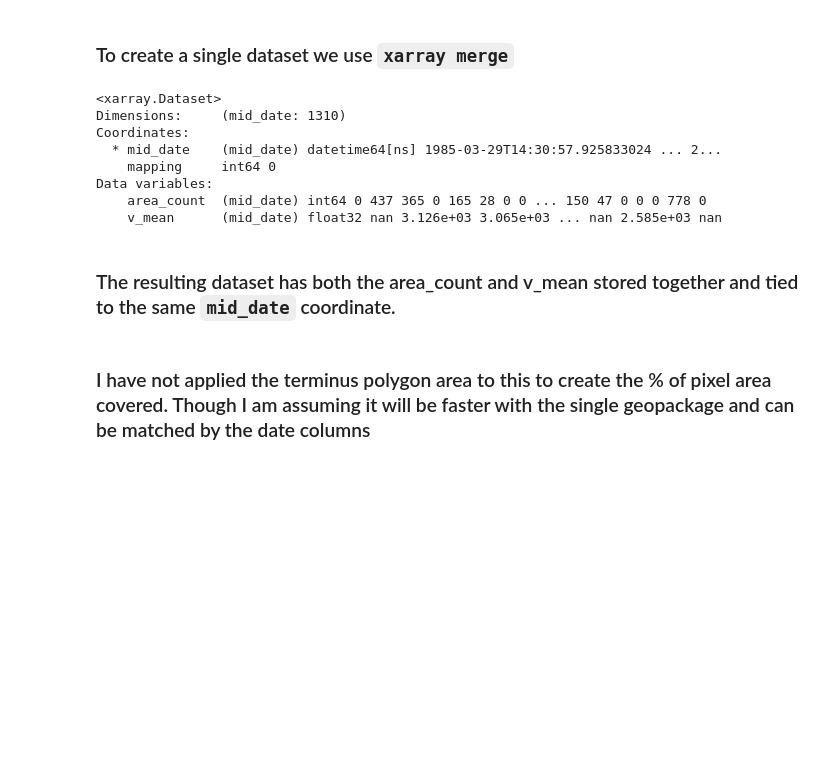
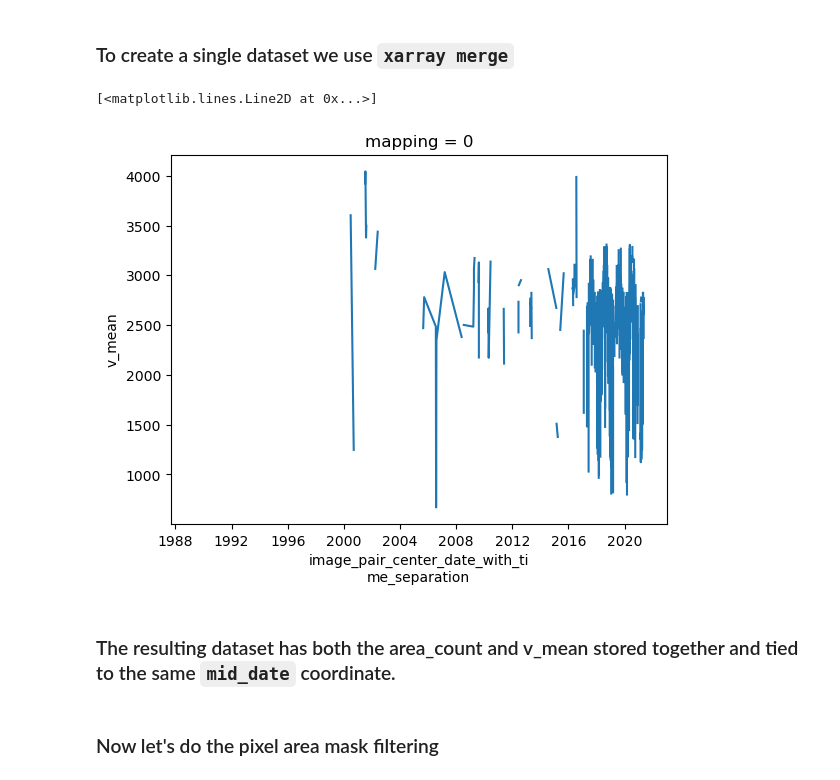
Before and after one commit to shahinmg/its_live_tutorial, a Jupyter notebook: lagrangian_poly_sample.ipynb, the cells around one changed output. Drawn from its saved outputs; the diff is of its cells as text; code cells hidden in the pictures; blank space fills up the shorter version.

Commit message:
add area filter

```diff
--- a/lagrangian_poly_sample.ipynb
+++ b/lagrangian_poly_sample.ipynb
@@ -143,45 +191,39 @@ for date_list in date_lists[:4]:
 # %% [markdown]
 ### `result` stores the output of the `rio_clip` function as lists of dask arrays ready to be computed
 # %%
-with Pool(processes=cpu_count()-8) as pool:
+with Pool(processes=cpu_count()-4) as pool:
     result = pool.starmap(rio_clip, args)
 # %% [markdown]
 ### Now we have to reorginize the data. `results` is organized like this `results[i][0]` are the lists where the pixel count dask arrays are stored. `results[i][1]` are where the velocity averages are stored. The cell below uses `xr.concat` to combine all the pixel counts and the velocity means into their own xarray data arrays
 # %%
-computed_area = []
-for i in range(0,4):
+computed_pixel_count = []
+for i in range(0,len(result)):
     computed = dask.compute(*result[i][0])
-    computed_area.append(computed)
+    computed_pixel_count.append(computed)
 
 computed_mean_vel = []
-for i in range(0,4):
+for i in range(0,len(result)):
     computed_vel = dask.compute(*result[i][1])
     computed_mean_vel.append(computed_vel)
 # %% [markdown]
 ### Now we need to reduce from a list of tuples to just a single list for each data variable
 # %%
-computed_area_explode = [item for t in computed_area for item in t]
+computed_pixel_count_explode = [item for t in computed_pixel_count for item in t]
 computed_vel_explode = [item for t in computed_mean_vel for item in t]
 # %% [markdown]
 ### Now we use `xarray.concat` to create our data arrays
 # %%
-area_count = xr.concat(computed_area_explode,"mid_date").rename('area_count') # this creates one big data array
+pixel_count = xr.concat(computed_pixel_count_explode,"mid_date").rename('area_count') # this creates one big data array
 v_mean = xr.concat(computed_vel_explode,"mid_date").rename('v_mean') # this creates one big data array
 # %% [markdown]
 ### To create a single dataset we use `xarray merge`
 # %%
-area_vel_merge = xr.merge([area_count,v_mean])
-area_vel_merge
+area_vel_merge = xr.merge([pixel_count,v_mean])
+area_vel_merge.v_mean.plot()
 # %% [output]
-<xarray.Dataset>
-Dimensions:     (mid_date: 1310)
-Coordinates:
-  * mid_date    (mid_date) datetime64[ns] 1985-03-29T14:30:57.925833024 ... 2...
-    mapping     int64 0
-Data variables:
-    area_count  (mid_date) int64 0 437 365 0 165 28 0 0 ... 150 47 0 0 0 778 0
-    v_mean      (mid_date) float32 nan 3.126e+03 3.065e+03 ... nan 2.585e+03 nan
+[<matplotlib.lines.Line2D at 0x...>]
+[figure, added]
 # %% [markdown]
 ### The resulting dataset has both the area_count and v_mean stored together and tied to the same `mid_date` coordinate.
 # %% [markdown]
-### I have not applied the terminus polygon area to this to create the % of pixel area covered. Though I am assuming it will be faster with the single geopackage and can be matched by the date columns
+### Now let's do the pixel area mask filtering
```
Also changed, not shown: parts of 17 cells of this notebook.
